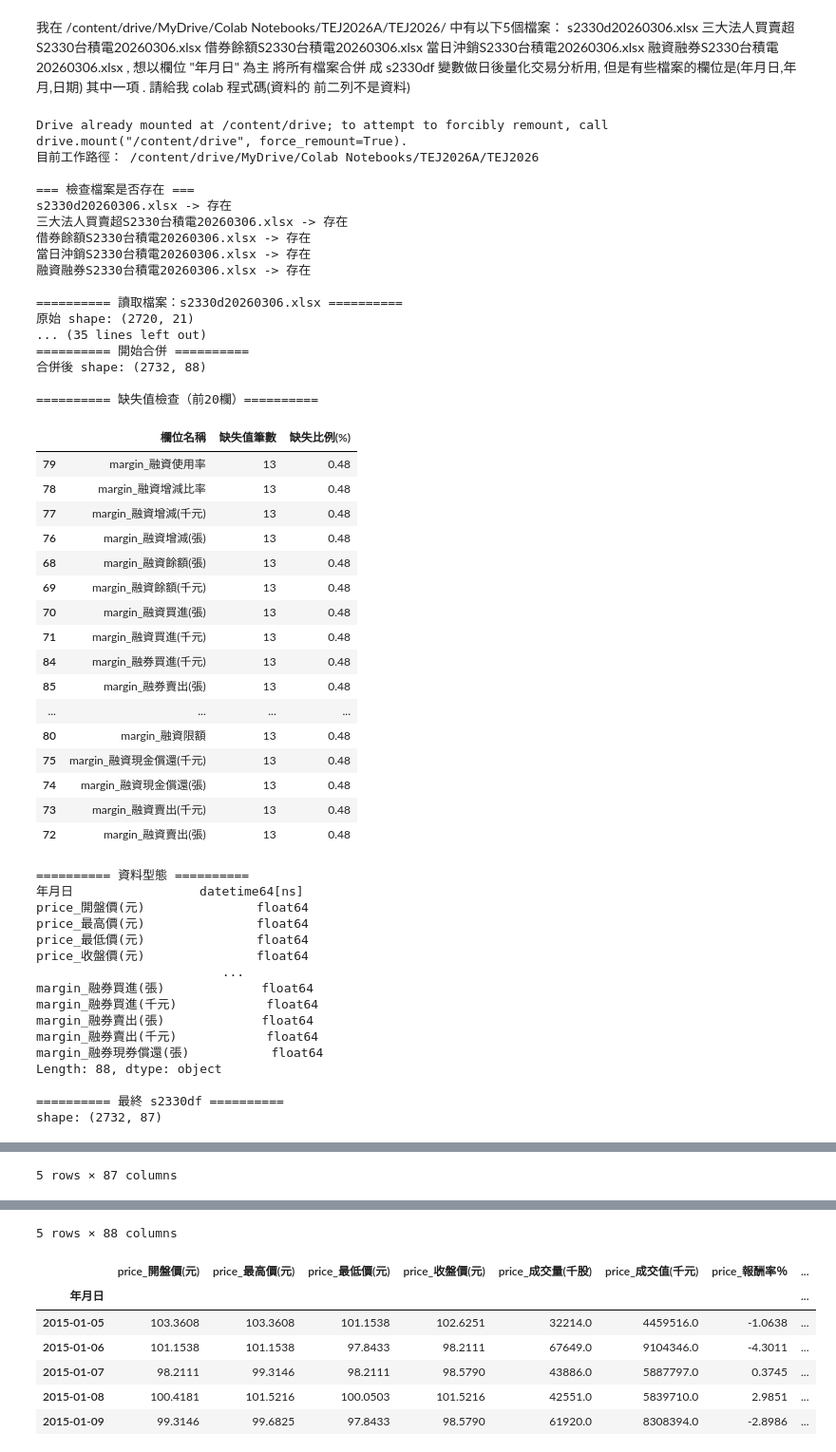
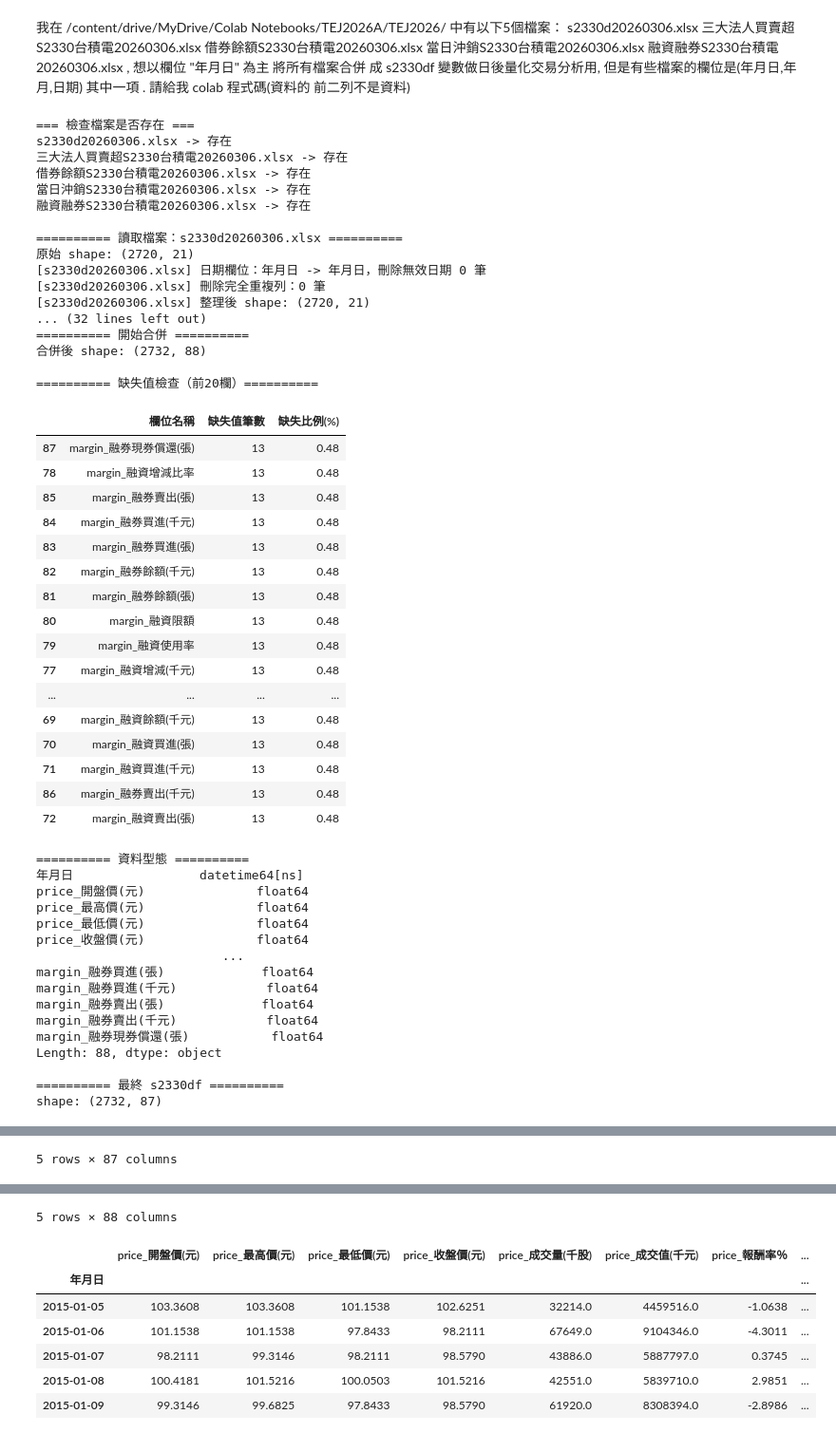
Before and after one commit to colab0516/colab-data, a Jupyter notebook: 2026-3-8/AI機器學習與金融財務實務_籌碼分析_姜自強.ipynb, the cells around one changed output, grey strips where cells are left out. Shown at 95% size. Cells and saved outputs as stored; diff of their text form; code cells hidden in the pictures.

```diff
--- a/2026-3-8/AI機器學習與金融財務實務_籌碼分析_姜自強.ipynb
+++ b/2026-3-8/AI機器學習與金融財務實務_籌碼分析_姜自強.ipynb
@@ -490,7 +636,7 @@ majorTraded
 # 請顯示 /content/drive/MyDrive/Colab Notebooks/TEJ2026A/TEJ2026/  含有 2330 的檔案名稱
 import os
 
-target_dir = "/content/drive/MyDrive/Colab Notebooks/TEJ2026A/TEJ2026/"
+target_dir = f"{root}/2026-3-8/TEJ2026"
 target_str = "2330"
 
 # 檢查資料夾是否存在
@@ -544,24 +668,0 @@ for file_name in files_to_delete:
-# %%
-# 刪除 包含 20260226 名稱的檔案
-import os
-
-target_dir = "/content/drive/MyDrive/Colab Notebooks/TEJ2026A/TEJ2026/"
-pattern = "20260226"
-
-if os.path.exists(target_dir):
-    # 找出包含特定字串的檔案
-    files_to_remove = [f for f in os.listdir(target_dir) if pattern in f]
-
-    if files_to_remove:
-        print(f"開始刪除包含 '{pattern}' 的檔案：")
-        for file_name in files_to_remove:
-            file_path = os.path.join(target_dir, file_name)
-            try:
-                os.remove(file_path)
-                print(f"已刪除: {file_name}")
-            except Exception as e:
-                print(f"刪除 {file_name} 時出錯: {e}")
-    else:
-        print(f"在 {target_dir} 中找不到檔名包含 '{pattern}' 的檔案。")
-else:
-    print(f"找不到路徑：{target_dir}")
@@ -625,8 +680,8 @@ s2330d20260306.xlsx
 # S2330 台積電多資料來源整併
 # =========================================================
 
-from google.colab import drive
-drive.mount('/content/drive')
+# from google.colab import drive
+# drive.mount('/content/drive')
 
 import os
 import pandas as pd
@@ -637,7 +692,7 @@ from functools import reduce
 # 工作路徑
 # -------------------------------------------------
 
-BASE_PATH = "/content/drive/MyDrive/Colab Notebooks/TEJ2026A/TEJ2026"
+BASE_PATH = f"{root}2026-3-8\\TEJ2026"
 os.chdir(BASE_PATH)
 
 print("Current Path:", os.getcwd())
@@ -814,7 +869,7 @@ display(missing.head(20))
 # 存檔
 # -------------------------------------------------
 
-save_path = BASE_PATH + "/s2330df_merged.csv"
+save_path = BASE_PATH + "\\s2330df_merged.csv"
 
 s2330df.to_csv(save_path)
 
@@ -899,8 +953,8 @@ s2330df
 # -----------------------------
 # 1. 掛載 Google Drive
 # -----------------------------
-from google.colab import drive
-drive.mount('/content/drive')
+# from google.colab import drive
+# drive.mount('/content/drive')
 
 # -----------------------------
 # 2. 載入套件
@@ -918,10 +972,10 @@ warnings.filterwarnings("ignore")
 # -----------------------------
 # 3. 設定路徑
 # -----------------------------
-BASE_PATH = "/content/drive/MyDrive/Colab Notebooks/TEJ2026A/TEJ2026"
-os.chdir(BASE_PATH)
+# BASE_PATH = "/content/drive/MyDrive/Colab Notebooks/TEJ2026A/TEJ2026"
+# os.chdir(BASE_PATH)
 
-print("目前工作路徑：", os.getcwd())
+# print("目前工作路徑：", os.getcwd())
 
 # -----------------------------
 # 4. 指定檔案清單（5個）
@@ -1161,52 +1215,52 @@ xlsx_path = os.path.join(BASE_PATH, "s2330df_merged.xlsx")
 
 s2330df.to_csv(csv_path, encoding="utf-8-sig")
 s2330df.to_excel(xlsx_path)
 
 print("\n已存檔：")
 print(csv_path)
 print(xlsx_path)
 
 # -----------------------------
 # 17. 若要保留 年月日 為一般欄位
 # -----------------------------
 s2330df_reset = s2330df.reset_index()
 
 print("\n可另外使用 s2330df_reset（年月日為一般欄位）")
 display(s2330df_reset.head())
 # %% [output]
-Drive already mounted at /content/drive; to attempt to forcibly remount, call drive.mount("/content/drive", force_remount=True).
-目前工作路徑： /content/drive/MyDrive/Colab Notebooks/TEJ2026A/TEJ2026
-
 === 檢查檔案是否存在 ===
 s2330d20260306.xlsx -> 存在
 三大法人買賣超S2330台積電20260306.xlsx -> 存在
 借券餘額S2330台積電20260306.xlsx -> 存在
 當日沖銷S2330台積電20260306.xlsx -> 存在
 融資融券S2330台積電20260306.xlsx -> 存在
 
 ========== 讀取檔案：s2330d20260306.xlsx ==========
 原始 shape: (2720, 21)
-... (35 lines left out)
+[s2330d20260306.xlsx] 日期欄位：年月日 -> 年月日，刪除無效日期 0 筆
+[s2330d20260306.xlsx] 刪除完全重複列：0 筆
+[s2330d20260306.xlsx] 整理後 shape: (2720, 21)
+... (32 lines left out)
 ========== 開始合併 ==========
 合併後 shape: (2732, 88)
 
 ========== 缺失值檢查（前20欄）==========
 |  | 欄位名稱 | 缺失值筆數 | 缺失比例(%) |
+| 87 | margin_融券現券償還(張) | 13 | 0.48 |
+| 78 | margin_融資增減比率 | 13 | 0.48 |
+| 85 | margin_融券賣出(張) | 13 | 0.48 |
+| 84 | margin_融券買進(千元) | 13 | 0.48 |
+| 83 | margin_融券買進(張) | 13 | 0.48 |
+| 82 | margin_融券餘額(千元) | 13 | 0.48 |
+| 81 | margin_融券餘額(張) | 13 | 0.48 |
+| 80 | margin_融資限額 | 13 | 0.48 |
 | 79 | margin_融資使用率 | 13 | 0.48 |
-| 78 | margin_融資增減比率 | 13 | 0.48 |
 | 77 | margin_融資增減(千元) | 13 | 0.48 |
-| 76 | margin_融資增減(張) | 13 | 0.48 |
-| 68 | margin_融資餘額(張) | 13 | 0.48 |
+| ... | ... | ... | ... |
 | 69 | margin_融資餘額(千元) | 13 | 0.48 |
 | 70 | margin_融資買進(張) | 13 | 0.48 |
 | 71 | margin_融資買進(千元) | 13 | 0.48 |
-| 84 | margin_融券買進(千元) | 13 | 0.48 |
-| 85 | margin_融券賣出(張) | 13 | 0.48 |
-| ... | ... | ... | ... |
-| 80 | margin_融資限額 | 13 | 0.48 |
-| 75 | margin_融資現金償還(千元) | 13 | 0.48 |
-| 74 | margin_融資現金償還(張) | 13 | 0.48 |
-| 73 | margin_融資賣出(千元) | 13 | 0.48 |
+| 86 | margin_融券賣出(千元) | 13 | 0.48 |
 | 72 | margin_融資賣出(張) | 13 | 0.48 |
 ========== 資料型態 ==========
 年月日                 datetime64[ns]
```
Also changed, not shown: parts of 24 cells of this notebook.
